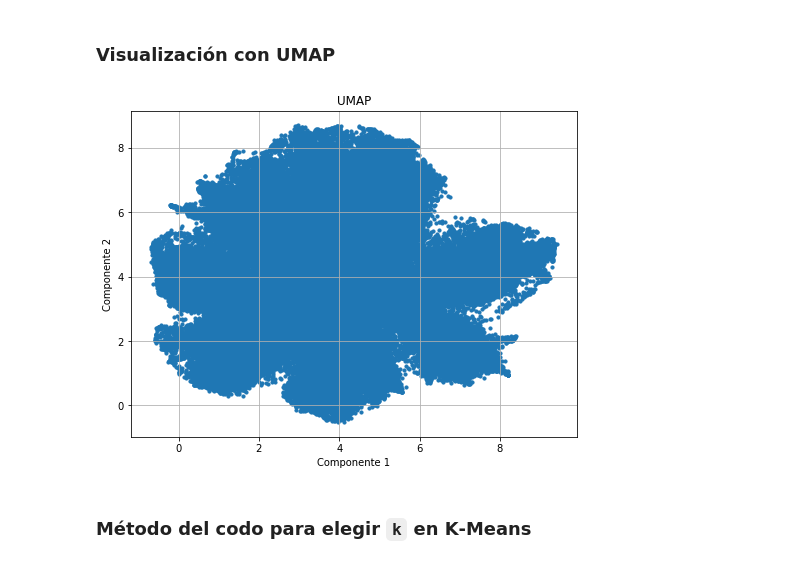
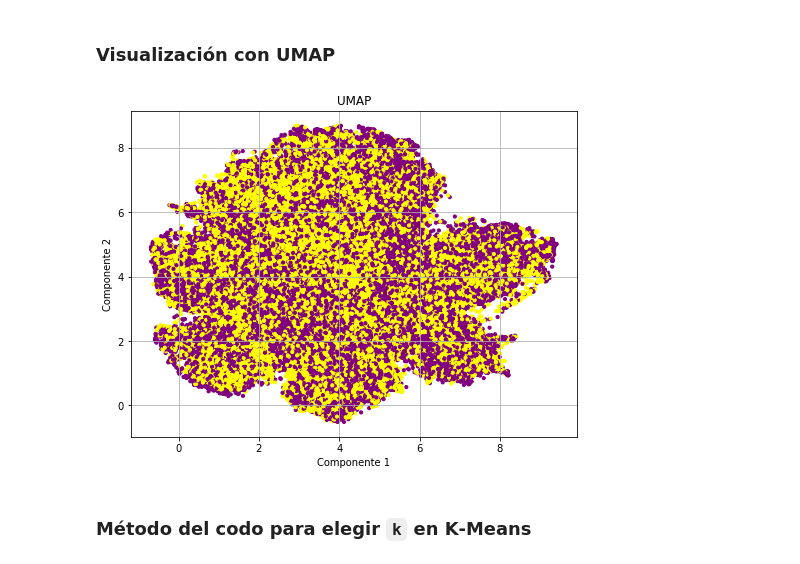
Before and after one commit to 212113114/ChessMatch-V2, a Jupyter notebook: clustering_gnn.ipynb, the cells around one changed output. Cells and saved outputs as stored; diff of their text form; code cells hidden in the pictures.

```diff
--- a/clustering_gnn.ipynb
+++ b/clustering_gnn.ipynb
@@ -10,7 +10,7 @@ from sklearn.neighbors import KNeighborsClassifier
 from sklearn.model_selection import train_test_split
 from sklearn.metrics import accuracy_score
 
-DATA_PATH = "csvs/gnn_chess_embeddings.csv"
+DATA_PATH = "csvs/embeddings_gnn.csv" #Se le agregó adicionalmente una columna de color
 
 data = pd.read_csv(DATA_PATH)
 print(f"Shape original: {data.shape}")
@@ -42,18 +42,32 @@ Matriz de embeddings: (99818, 128)
 # %% [markdown]
 ### Visualización con UMAP
 # %%
+import matplotlib.pyplot as plt
+import umap
+
+
 umap_model = umap.UMAP(n_components=2, random_state=3633)
 X_2d = umap_model.fit_transform(X)
 
-plt.figure(figsize=(8,6))
-plt.scatter(X_2d[:, 0], X_2d[:, 1], s=10)
+
+color_map = {
+    'white': 'yellow',
+    'black': 'purple'
+}
+
+
+colors = data['color'].map(color_map)
+
+
+plt.figure(figsize=(8, 6))
+plt.scatter(X_2d[:, 0], X_2d[:, 1], c=colors, s=10)
 plt.title("UMAP")
 plt.xlabel("Componente 1")
 plt.ylabel("Componente 2")
 plt.grid(True)
 plt.show()
 # %% [output]
-[figure, old version]
+[figure, new version]
 # %% [markdown]
 ### Método del codo para elegir `k` en K‑Means
 # %%
```
Also changed, not shown: parts of 2 cells of this notebook.
